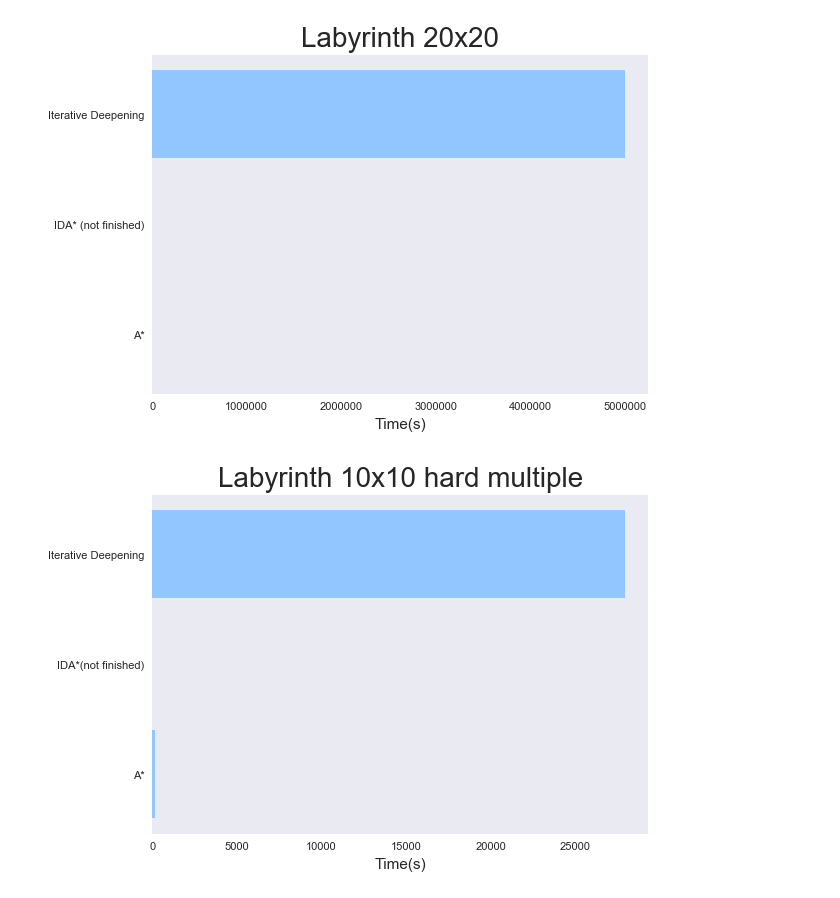
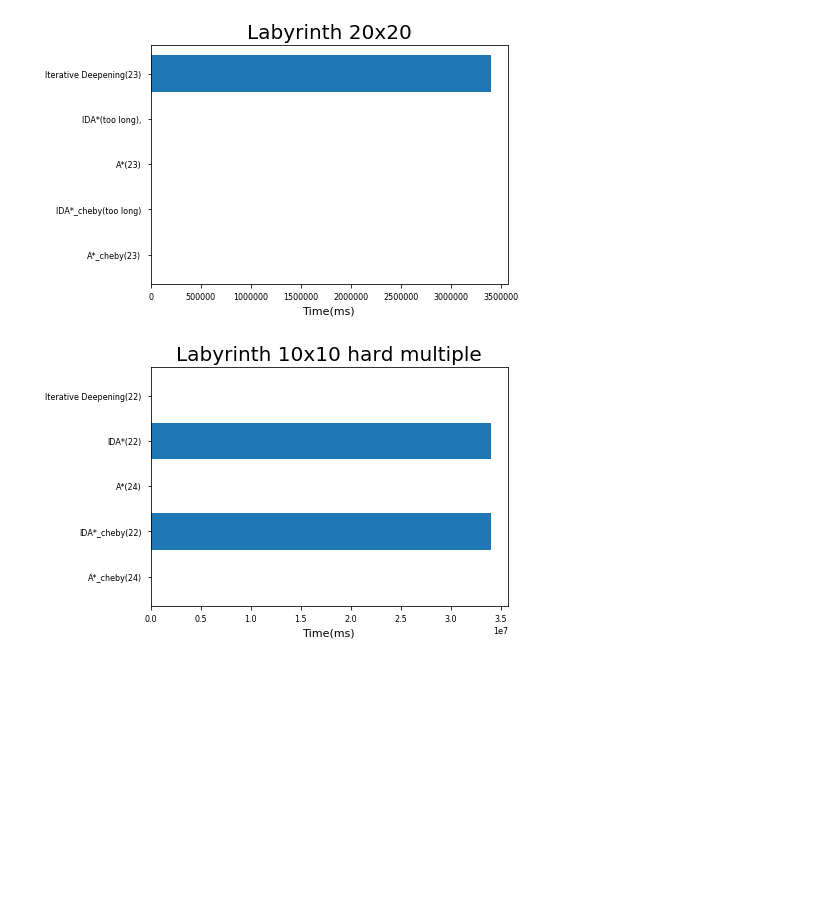
Before and after one commit to Miggianox94/ialab_2020, a Jupyter notebook: Prolog/Plotter.ipynb, the cells around one changed output. Cells and saved outputs as stored; diff of their text form; code cells hidden in the pictures; blank space fills up the shorter version.

```diff
--- a/Prolog/Plotter.ipynb
+++ b/Prolog/Plotter.ipynb
@@ -85,38 +83,38 @@ plt.show()
 # %%
 fig, ax = plt.subplots()
 
 # Example data
-people = ('Iterative Deepening', 'IDA* (not finished)', 'A*')
+people = ('Iterative Deepening(23)', 'IDA*(too long),', 'A*(23)','IDA*_cheby(too long)', 'A*_cheby(23)')
 y_pos = np.arange(len(people))
-performance = [4992882,0,316]
+performance = [3400904,0,394,0,8518]
 error = np.random.rand(len(people))
 
 ax.barh(y_pos, performance, align='center')
 ax.set_yticks(y_pos)
 ax.set_yticklabels(people)
 ax.invert_yaxis()  # labels read top-to-bottom
-ax.set_xlabel('Time(s)', fontsize=11)
+ax.set_xlabel('Time(ms)', fontsize=11)
 ax.set_title('Labyrinth 20x20', fontsize=20)
 
 plt.show()
 # %% [output]
-[figure, old version]
+[figure, new version]
 # %%
 fig, ax = plt.subplots()
 
 # Example data
-people = ('Iterative Deepening', 'IDA*(not finished)', 'A*')
+people = ('Iterative Deepening(22)', 'IDA*(22)', 'A*(24)','IDA*_cheby(22)', 'A*_cheby(24)')
 y_pos = np.arange(len(people))
-performance = [27907,0,170]
+performance = [26484,33977532,92,33977532,4342]
 error = np.random.rand(len(people))
 
 ax.barh(y_pos, performance, align='center')
 ax.set_yticks(y_pos)
 ax.set_yticklabels(people)
 ax.invert_yaxis()  # labels read top-to-bottom
-ax.set_xlabel('Time(s)', fontsize=11)
+ax.set_xlabel('Time(ms)', fontsize=11)
 ax.set_title('Labyrinth 10x10 hard multiple', fontsize=20)
 
 plt.show()
 # %% [output]
-[figure, old version]
+[figure, new version]
```
Also changed, not shown: parts of 5 cells of this notebook, 3 other files.
